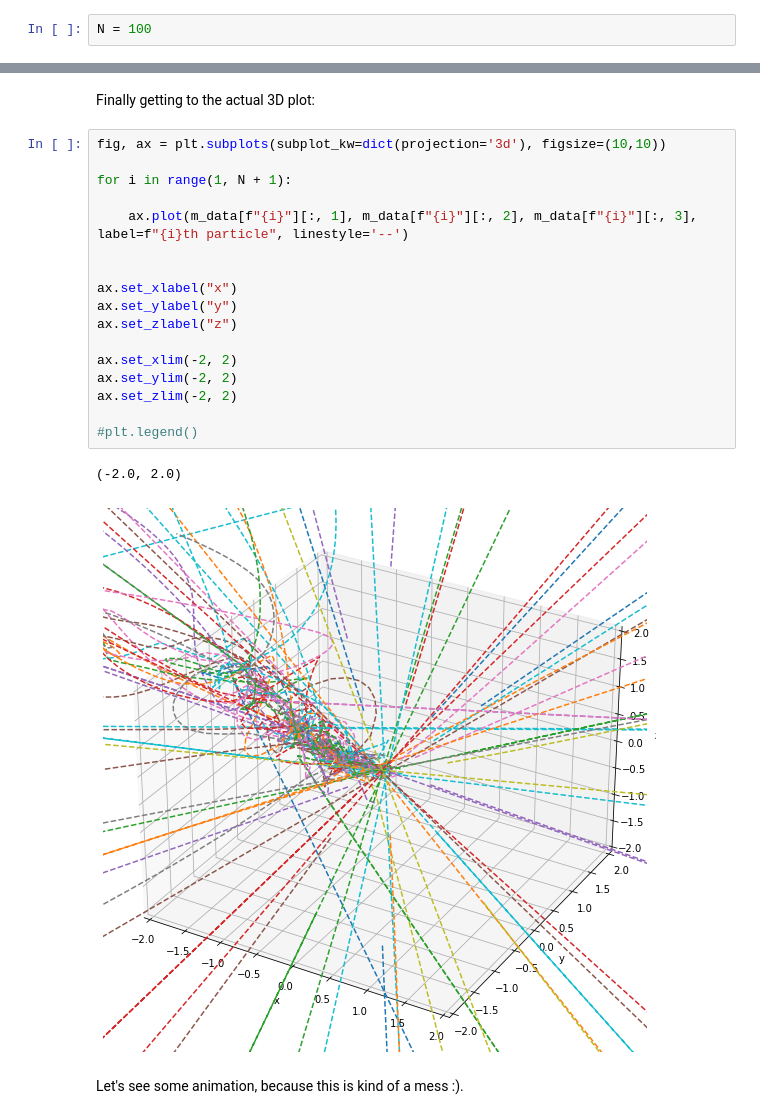
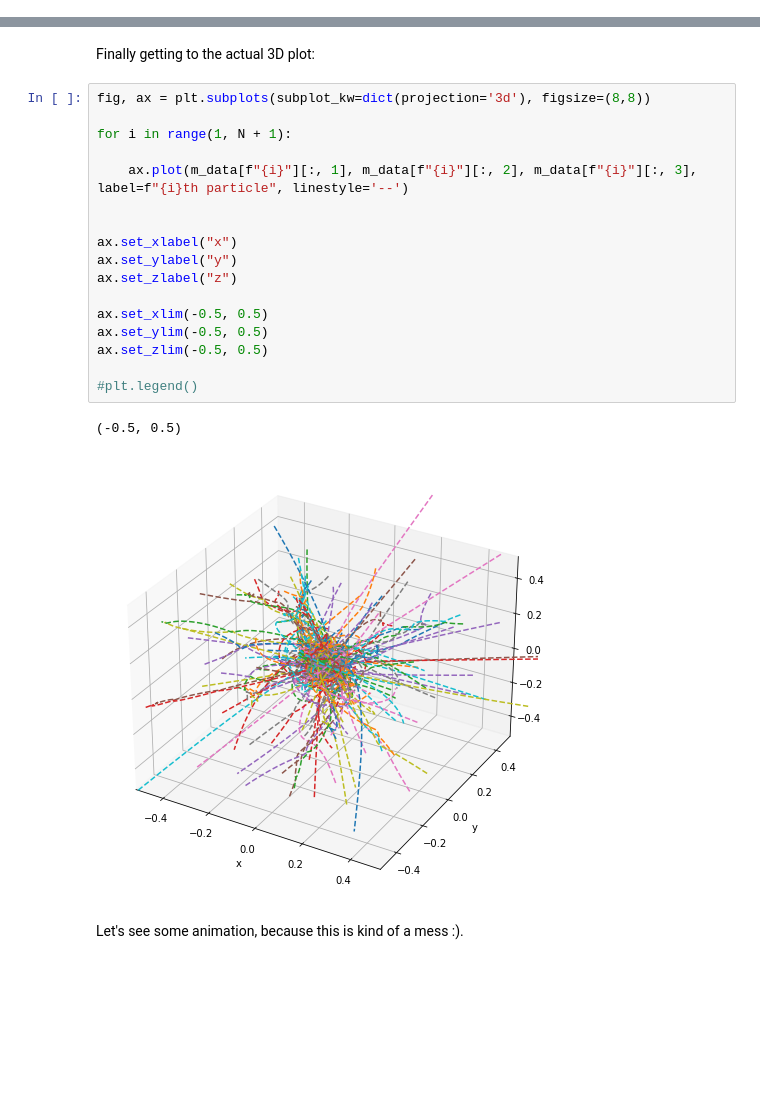
Before and after one commit to nicolegrillo/galaxies_and_dynamics_2023, a Jupyter notebook: Truncated sphere mass distribution/MB_potential_collapse.ipynb, the cells around one changed output, grey strips where cells are left out. Cells and saved outputs as stored; diff of their text form; blank space fills up the shorter version.

```diff
--- a/Truncated sphere mass distribution/MB_potential_collapse.ipynb
+++ b/Truncated sphere mass distribution/MB_potential_collapse.ipynb
@@ -213,8 +211,6 @@ import pandas as pd
 fname = 'collapse_results.out'
 # %%
 data = pd.read_csv(fname).to_numpy()
-# %%
-N = 100
 # %%
 times = data[0::(N+2)].astype(float)
 
@@ -250,25 +246,25 @@ times_plot = np.hstack(times)
 # %% [markdown]
 Finally getting to the actual 3D plot:
 # %%
-fig, ax = plt.subplots(subplot_kw=dict(projection='3d'), figsize=(10,10))
+fig, ax = plt.subplots(subplot_kw=dict(projection='3d'), figsize=(8,8))
 
 for i in range(1, N + 1):
 
     ax.plot(m_data[f"{i}"][:, 1], m_data[f"{i}"][:, 2], m_data[f"{i}"][:, 3], label=f"{i}th particle", linestyle='--')
 
 
 ax.set_xlabel("x")
 ax.set_ylabel("y")
 ax.set_zlabel("z")
 
-ax.set_xlim(-2, 2)
-ax.set_ylim(-2, 2)
-ax.set_zlim(-2, 2)
+ax.set_xlim(-0.5, 0.5)
+ax.set_ylim(-0.5, 0.5)
+ax.set_zlim(-0.5, 0.5)
 
 #plt.legend()
 # %% [output]
-(-2.0, 2.0)
+(-0.5, 0.5)
-[figure, old version]
+[figure, new version]
 # %% [markdown]
 Let's see some animation, because this is kind of a mess :).
 # %%
```
Also changed, not shown: parts of 23 cells of this notebook, 6 other files.
